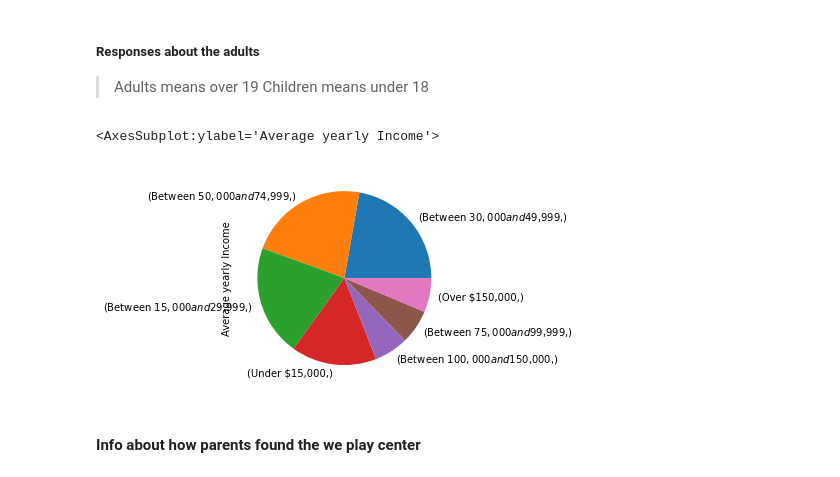
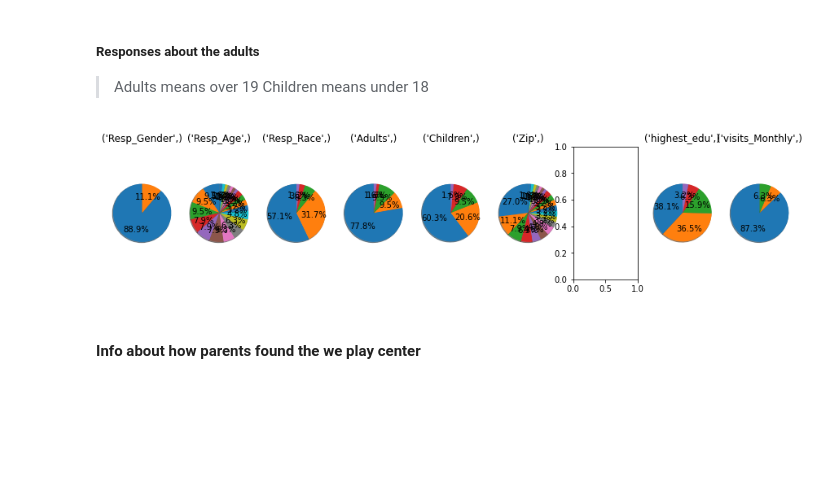
Before and after one commit to renarepenning/weplaynoladata, a Jupyter notebook: MilestoneTwo.ipynb, the cells around one changed output. Drawn from its saved outputs; the diff is of its cells as text; code cells hidden in the pictures; blank space fills up the shorter version.

Commit message:
graphs

```diff
--- a/MilestoneTwo.ipynb
+++ b/MilestoneTwo.ipynb
@@ -60,15 +60,25 @@ Requirement already satisfied: et-xmlfile in /opt/conda/lib/python3.9/site-packa
 > Children means under 18
 # %%
 familySurveyDf = pd.read_excel(path + "FamilySurvey" + ".xlsx")
-# "Resp" = Respondant
 adult_FD = familySurveyDf.iloc[1:, :10]
 adult_FD.columns = [["Resp_Gender", "Resp_Age", "Resp_Race", "Adults", "Children", "Zip", "OMIT", "Avg_Income", "highest_edu", "visits_Monthly"]]
 adult_FD.drop(columns=["OMIT"], inplace=True)
 
-adult_FD["Avg_Income"].value_counts().plot.pie(y="Avg_Income", ylabel="Average yearly Income")
+# avg_income = adult_FD["Avg_Income"].value_counts().plot.pie(y="Avg_Income", ylabel="Average yearly Income")
+# avg_income
+# "Resp" = Respondant
+
+fig1, ax1 = plt.subplots(nrows=1,ncols=9,figsize=(15,3))
+for i, c in enumerate(adult_FD.columns):
+    if i != 6:
+        ax1[i].pie(adult_FD[c].value_counts(), autopct='%1.1f%%', #labels=["Yes", "No"],
+                shadow=True, startangle=90)
+        ax1[i].set_title(adult_FD.columns[i])
+        #ax1[i].set_xlabel('hi', fontsize = 20, color = 'red')
+        ax1[i].axis('equal')  # Equal aspect ratio ensures that pie is drawn as a circle.
+plt.show()
 # %% [output]
-<AxesSubplot:ylabel='Average yearly Income'>
-[figure, old version]
+[figure, new version]
 # %% [markdown]
 #### Info about how parents found the we play center
 # %%
```
Also changed, not shown: parts of 9 cells of this notebook.
